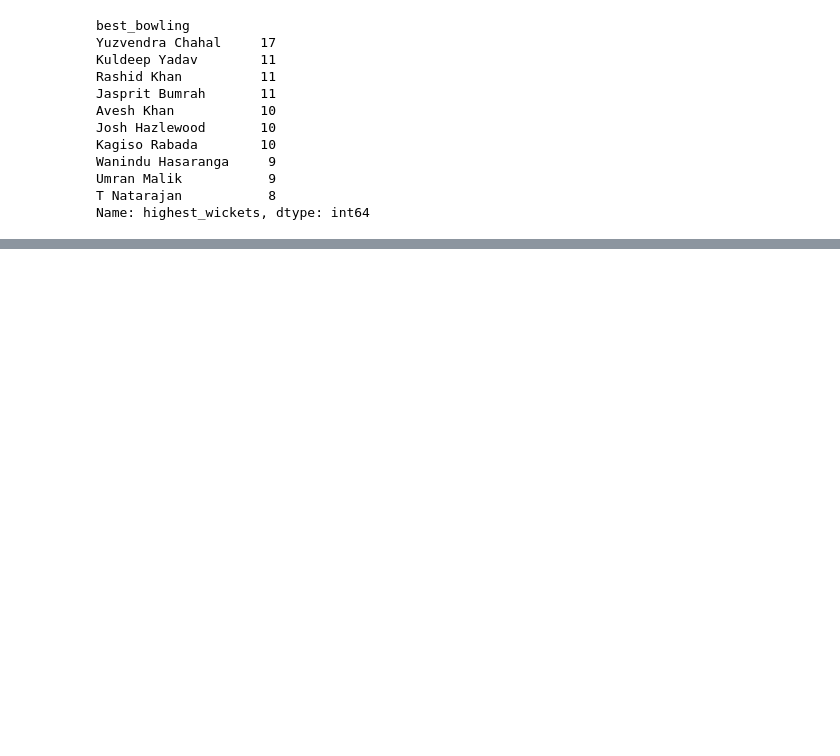
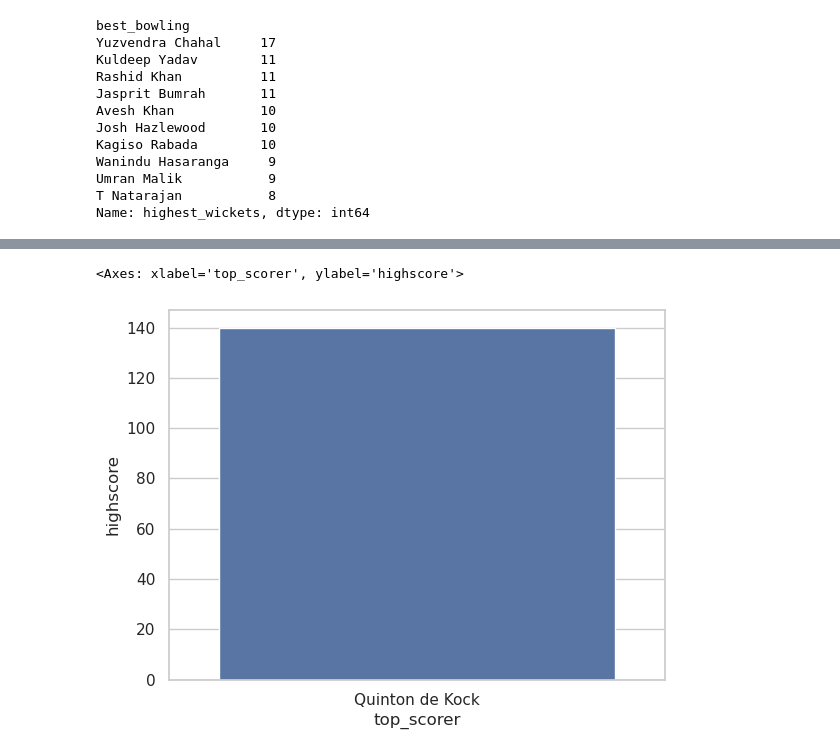
Before and after one commit to waseem-development/AI-NAVTTC, a Jupyter notebook: Data Visualization/ipl_2022_project/project.ipynb, the cells around one changed output, grey strips where cells are left out. Saved outputs shown, nothing was run; the diff lists cells and outputs as text; code cells hidden in the pictures; blank space fills up the shorter version.

```diff
--- a/Data Visualization/ipl_2022_project/project.ipynb
+++ b/Data Visualization/ipl_2022_project/project.ipynb
@@ -409,0 +452,5 @@ fig.show()
+# %%
+sns.barplot(x=highest_individual_scorer['top_scorer'], y=highest_individual_scorer['highscore'])
+# %% [output]
+<Axes: xlabel='top_scorer', ylabel='highscore'>
+[figure, added]
```
Also changed, not shown: parts of 10 cells of this notebook.
